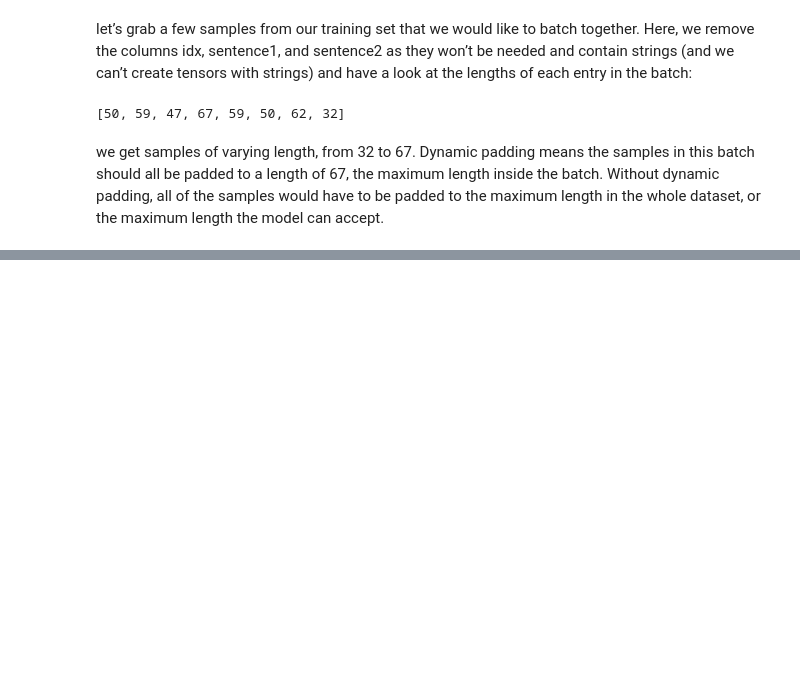
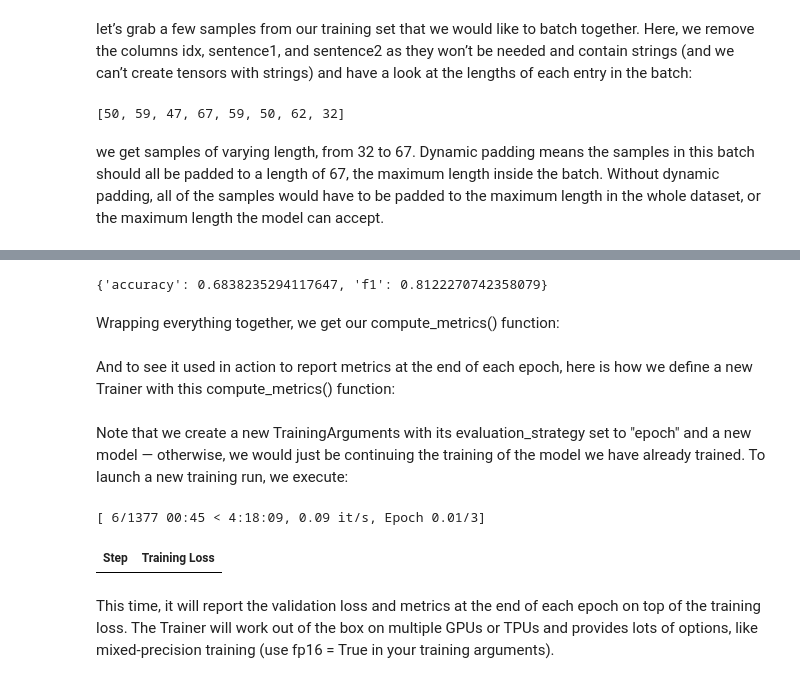
Before and after one commit to almutareb/huggingface-nlp-demo, a Jupyter notebook: fine_tune_a_model.ipynb, the cells around one changed output, grey strips where cells are left out. Drawn from its saved outputs; the diff is of its cells as text; code cells hidden in the pictures; blank space fills up the shorter version.

```diff
--- a/fine_tune_a_model.ipynb
+++ b/fine_tune_a_model.ipynb
@@ -211,0 +288,3 @@ optimizer.step()
+# %%
+predictions = trainer.predict(tokenized_datasets["validation"])
+print(predictions.predictions.shape, predictions.label_ids.shape)
@@ -211,0 +305,37 @@ optimizer.step()
+# %%
+import evaluate
+
+metric = evaluate.load("glue", "mrpc")
+metric.compute(predictions=preds, references=predictions.label_ids)
+# %% [output]
+{'accuracy': 0.6838235294117647, 'f1': 0.8122270742358079}
+# %% [markdown]
+Wrapping everything together, we get our compute_metrics() function:
+# %%
+def compute_metrics(eval_preds):
+  metric = evaluate.load("glue", "mrpc")
+  logits, labels = eval_preds
+  predictions = np.argmax(logits, axis=-1)
+  return metric.compute(predictions=predictions, references=labels)
+# %% [markdown]
+And to see it used in action to report metrics at the end of each epoch, here is how we define a new Trainer with this compute_metrics() function:
+# %%
+trainer = Trainer(
+    model,
+    training_args,
+    train_dataset=tokenized_datasets["train"],
+    eval_dataset=tokenized_datasets["validation"],
+    data_collator=data_collator,
+    tokenizer=tokenizer,
+    compute_metrics=compute_metrics,
+)
+# %% [markdown]
+Note that we create a new TrainingArguments with its evaluation_strategy set to "epoch" and a new model — otherwise, we would just be continuing the training of the model we have already trained. To launch a new training run, we execute:
+# %%
+trainer.train()
+# %% [output]
+[ 6/1377 00:45 < 4:18:09, 0.09 it/s, Epoch 0.01/3]
+| Step | Training Loss |
+# %% [markdown]
+This time, it will report the validation loss and metrics at the end of each epoch on top of the training loss.
+The Trainer will work out of the box on multiple GPUs or TPUs and provides lots of options, like mixed-precision training (use fp16 = True in your training arguments).
```
Also changed, not shown: parts of 28 cells of this notebook.
